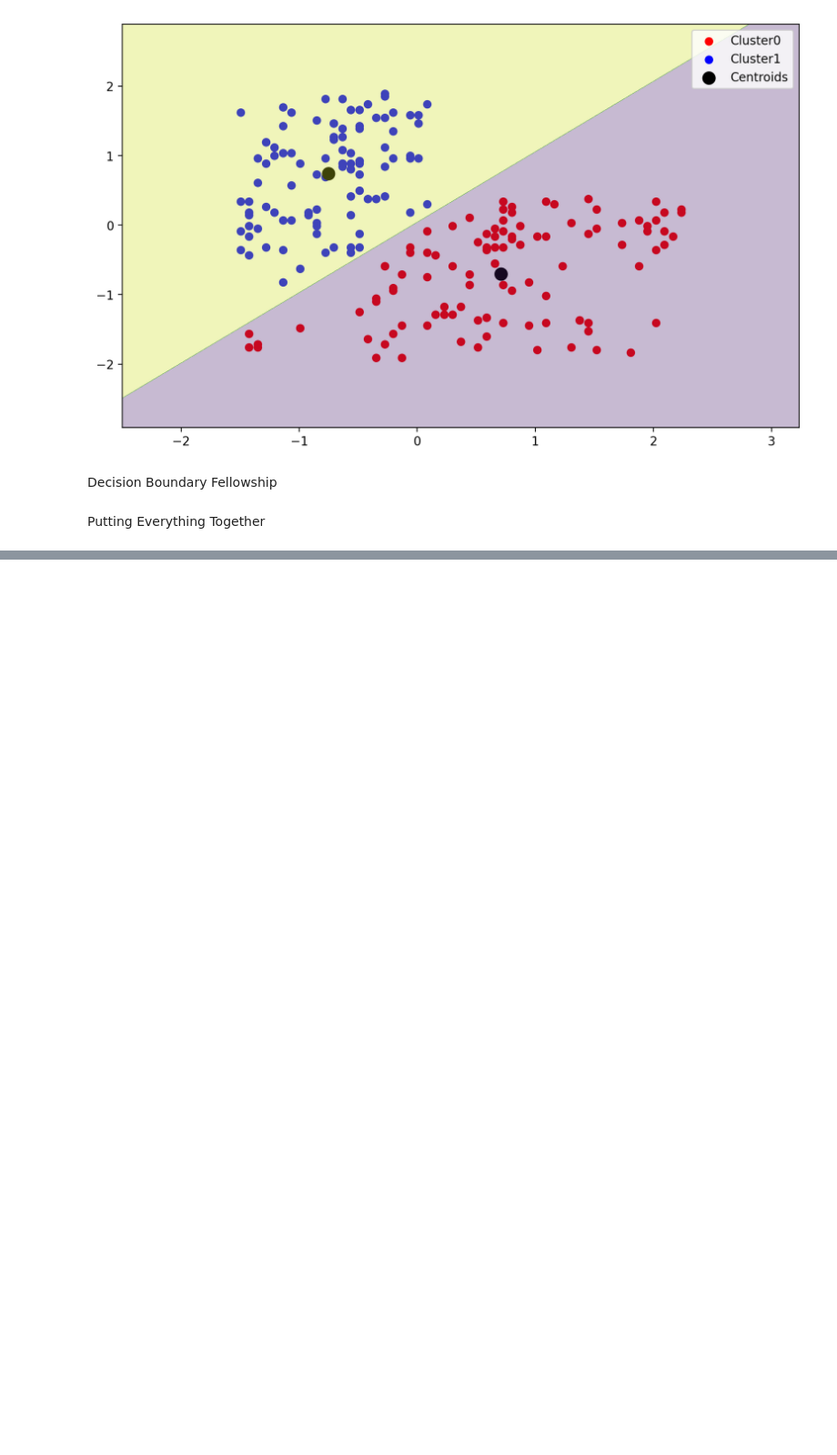
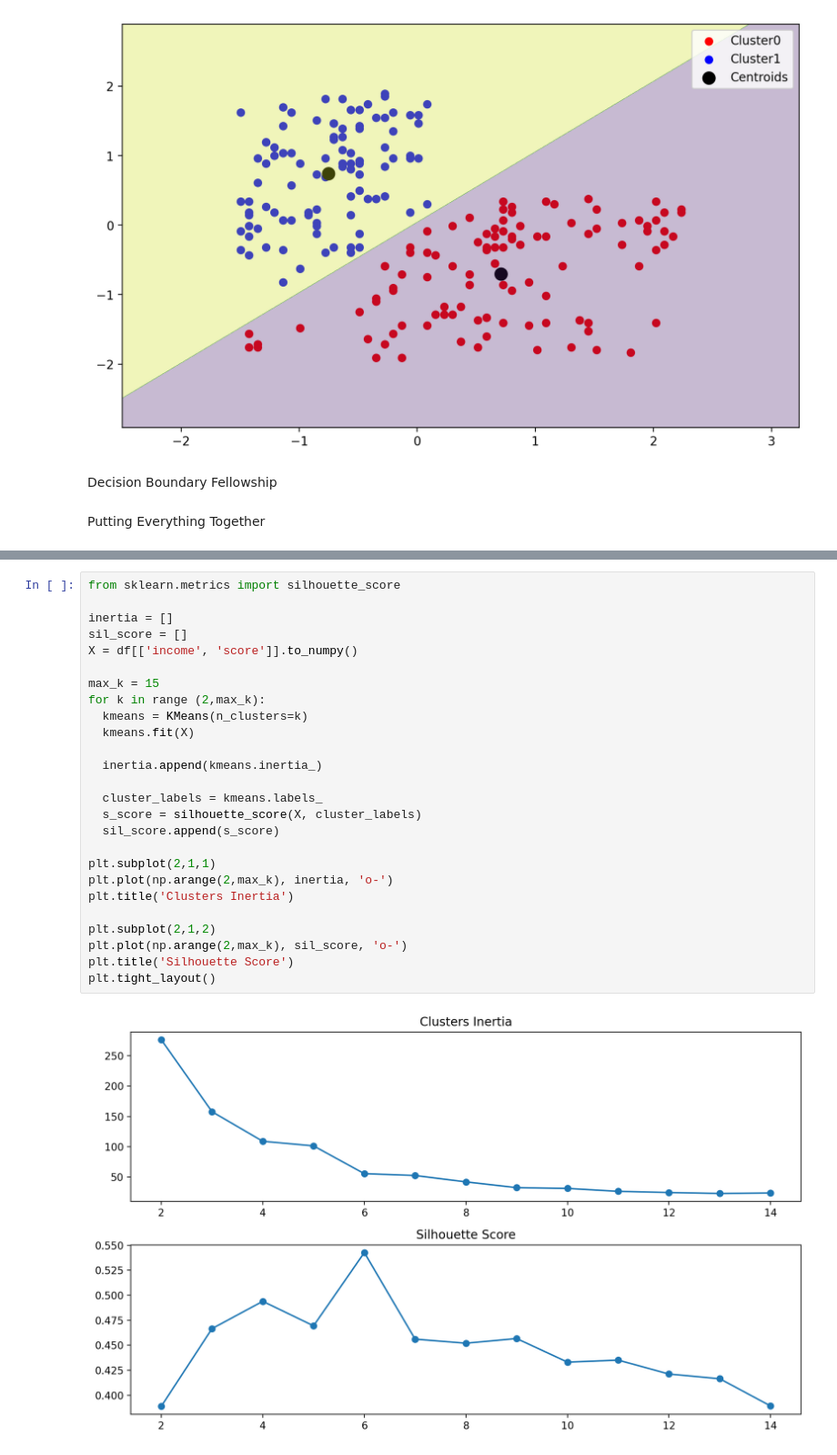
Before and after one commit to Isaac0py/Class, a Jupyter notebook: KMeansClustering.ipynb, the cells around one changed output, grey strips where cells are left out. Shown at 91% size. Cells and saved outputs as stored; diff of their text form; blank space fills up the shorter version.

```diff
--- a/KMeansClustering.ipynb
+++ b/KMeansClustering.ipynb
@@ -217,0 +301,28 @@ Clusters 3: 47 Customers
+# %%
+from sklearn.metrics import silhouette_score
+
+inertia = []
+sil_score = []
+X = df[['income', 'score']].to_numpy()
+
+max_k = 15
+for k in range (2,max_k):
+  kmeans = KMeans(n_clusters=k)
+  kmeans.fit(X)
+
+  inertia.append(kmeans.inertia_)
+
+  cluster_labels = kmeans.labels_
+  s_score = silhouette_score(X, cluster_labels)
+  sil_score.append(s_score)
+
+plt.subplot(2,1,1)
+plt.plot(np.arange(2,max_k), inertia, 'o-')
+plt.title('Clusters Inertia')
+
+plt.subplot(2,1,2)
+plt.plot(np.arange(2,max_k), sil_score, 'o-')
+plt.title('Silhouette Score')
+plt.tight_layout()
+# %% [output]
+[figure, added]
```
Also changed, not shown: parts of 5 cells of this notebook.
